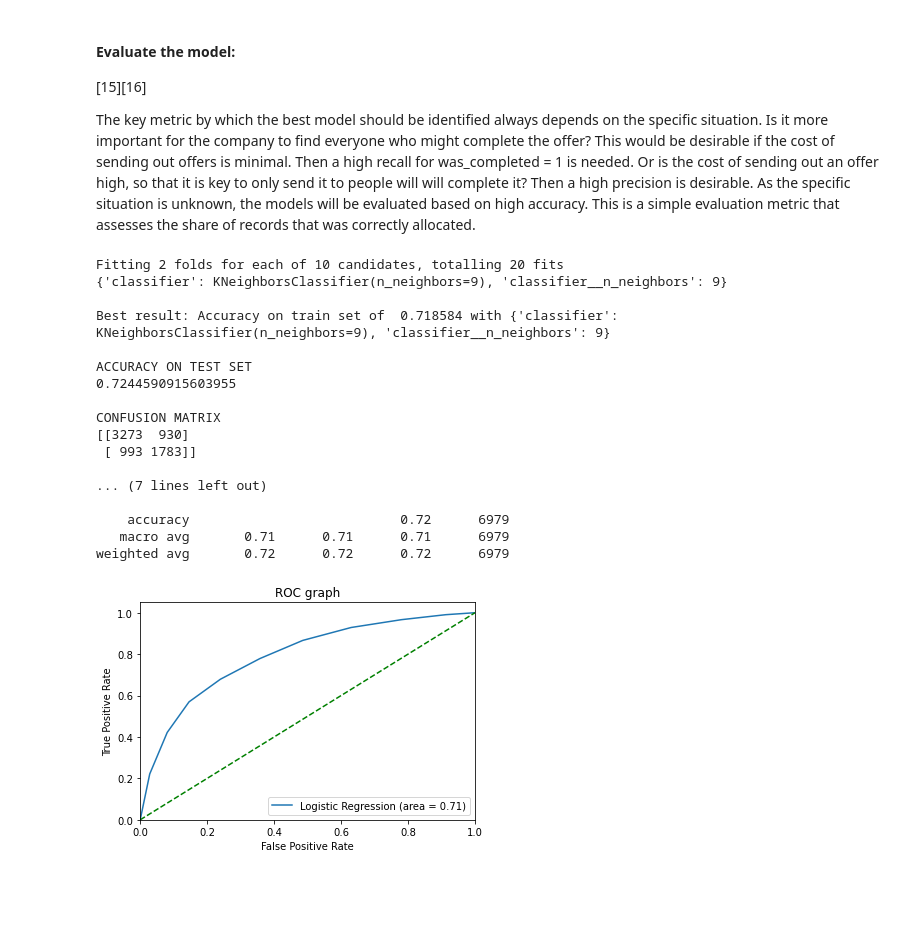
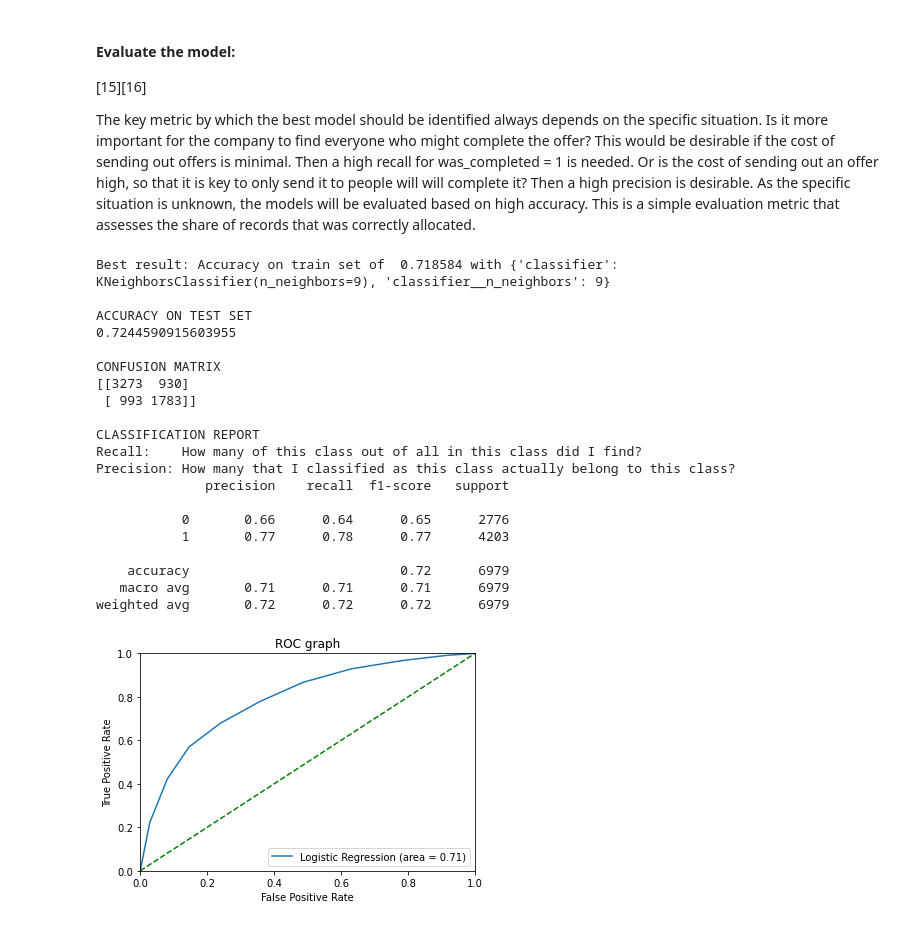
Before and after one commit to judithleao/capstone-project-starbucks, a Jupyter notebook: Starbucks-Analysis.ipynb, the cells around one changed output. Saved outputs shown, nothing was run; the diff lists cells and outputs as text; code cells hidden in the pictures; blank space fills up the shorter version.

```diff
--- a/Starbucks-Analysis.ipynb
+++ b/Starbucks-Analysis.ipynb
@@ -903,2 +920,5 @@ analysis_df_t_completes = analysis_df_t[['was_completed', 'income_standardised',
+# %%
+# [19]
+analysis_df_t_completes = analysis_df_t_completes.astype({'was_completed':int})
 # %%
 # Check share of completes for each offer type. Data is not imbalanced.
@@ -912,6 +932,31 @@ plt.tight_layout()
 [figure]
 # %% [markdown]
 ### GridSearch with Pipeline to test multiple models and parameters to find best model
+# %%
+# Separate input features from target
+y = analysis_df_t_completes['was_completed']
+X = analysis_df_t_completes[['income_standardised',
+                   'membership_duration_standardised',
+                   'F',
+                   'M',
+                   'bogo_10_10_3',
+                   'bogo_10_10_4',
+                   'bogo_5_5_3',
+                   'bogo_5_5_4',
+                   'disc_10_2_3',
+                   'disc_10_2_4',
+                   'disc_20_5_2',
+                   'disc_7_3_4',
+                   'info_0_0_2',
+                   'aware_before_0',
+                   'aware_before_1',
+                   'completed_before_0',
+                   'completed_before_1'
+                   ]]
+
+# Set up testing and training sets
+X_train, X_test, y_train, y_test = train_test_split(
+    X, y, test_size=0.25, random_state=32)
 # %%
 # [13][14]
 pipe = Pipeline([('classifier', RandomForestClassifier())])
@@ -961,9 +1009,6 @@ print("Recall:    How many of this class out of all in this class did I find?")
 print("Precision: How many that I classified as this class actually belong to this class?")
 print(cr_g, "\n")
 # %% [output]
-Fitting 2 folds for each of 10 candidates, totalling 20 fits
-{'classifier': KNeighborsClassifier(n_neighbors=9), 'classifier__n_neighbors': 9}
-
 Best result: Accuracy on train set of  0.718584 with {'classifier': KNeighborsClassifier(n_neighbors=9), 'classifier__n_neighbors': 9}
 
 ACCURACY ON TEST SET
@@ -973,7 +1018,13 @@ CONFUSION MATRIX
 [[3273  930]
  [ 993 1783]]
 
-... (7 lines left out)
+CLASSIFICATION REPORT
+Recall:    How many of this class out of all in this class did I find?
+Precision: How many that I classified as this class actually belong to this class?
+              precision    recall  f1-score   support
+
+           0       0.66      0.64      0.65      2776
+           1       0.77      0.78      0.77      4203
 
     accuracy                           0.72      6979
    macro avg       0.71      0.71      0.71      6979
@@ -981,16 +1032,16 @@ weighted avg       0.72      0.72      0.72      6979
 # %%
 # Source for code snippet: [16]
 logit_roc_auc = roc_auc_score(y_test, model_g.predict(X_test))
 fpr, tpr, thresholds = roc_curve(y_test, model_g.predict_proba(X_test)[:, 1])
 plt.figure()
 plt.plot(fpr, tpr, label='Logistic Regression (area = %0.2f)' % logit_roc_auc)
 plt.plot([0, 1], [0, 1], 'g--')
 plt.xlim([0.0, 1.0])
-plt.ylim([0.0, 1.05])
+plt.ylim([0.0, 1.0])
 plt.xlabel('False Positive Rate')
 plt.ylabel('True Positive Rate')
 plt.title('ROC graph')
 plt.legend(loc="lower right")
 plt.show()
 # %% [output]
-[figure, old version]
+[figure, new version]
```
Also changed, not shown: parts of 21 cells of this notebook, 1 other file.
